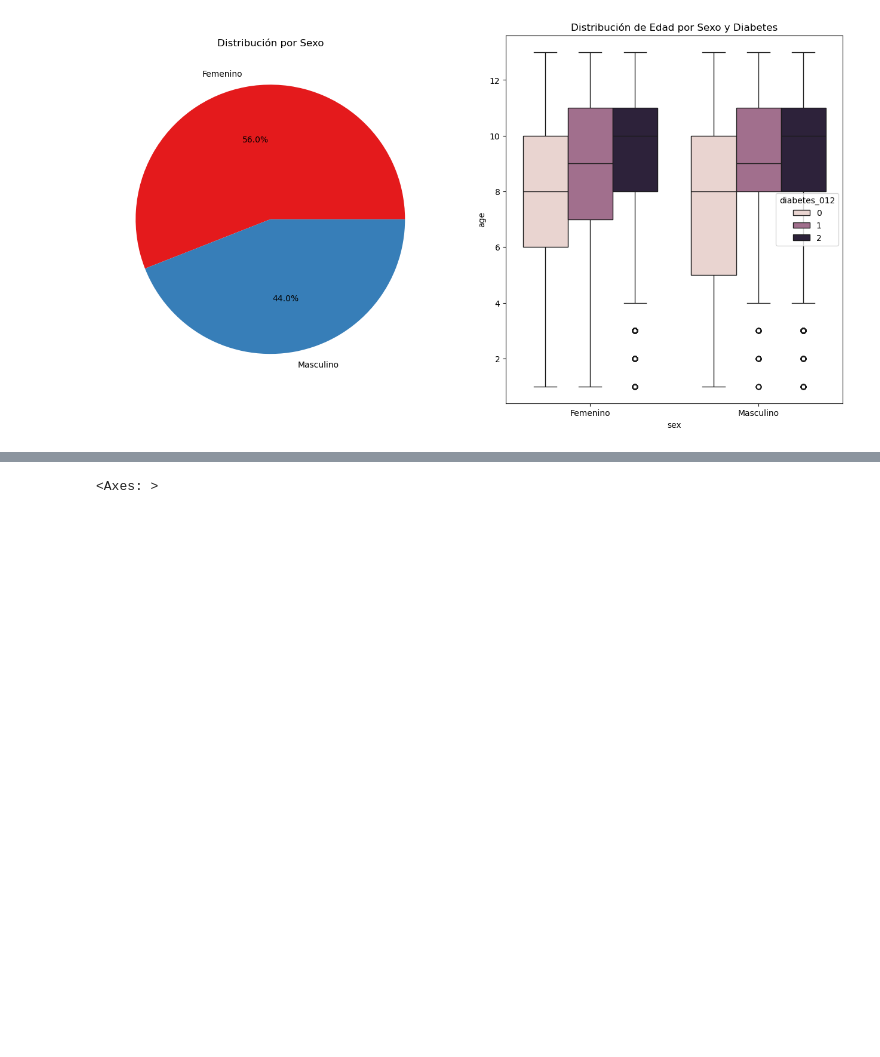
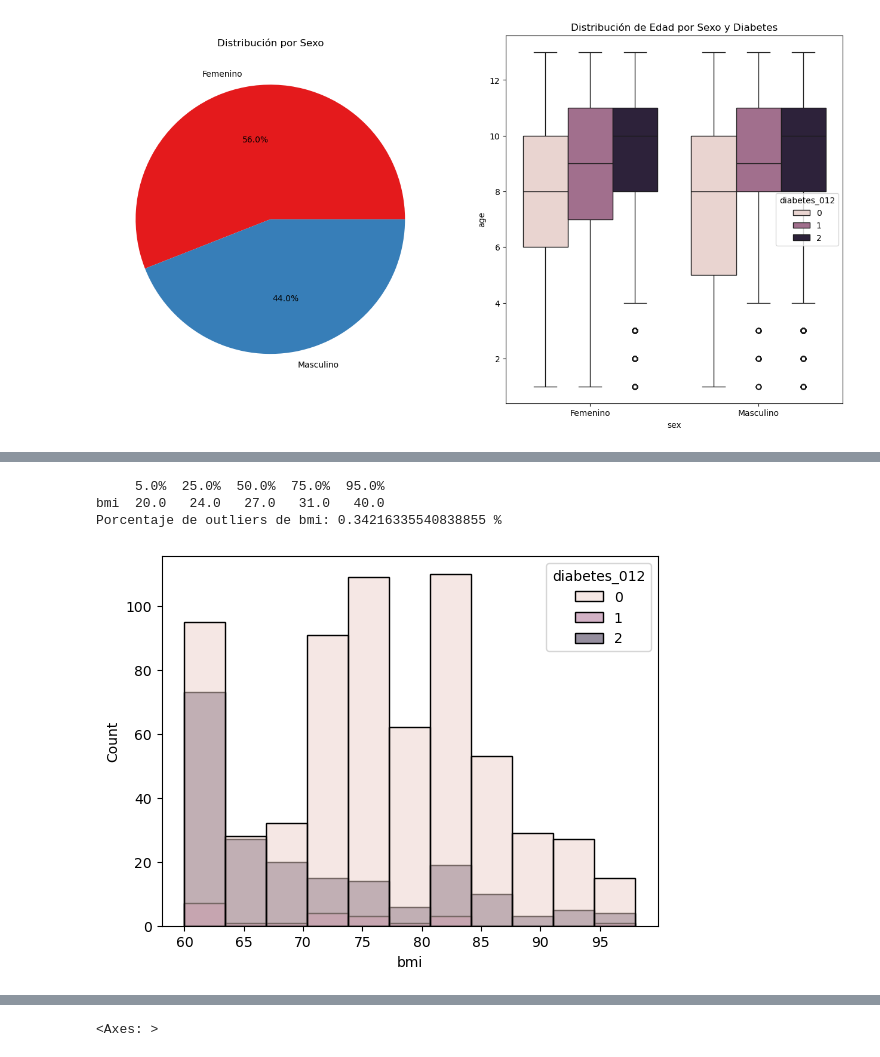
Before and after one commit to juanlt9905/machineLearning2025, a Jupyter notebook: exploracion_de_datos.ipynb, the cells around one changed output, grey strips where cells are left out. Drawn from its saved outputs; the diff is of its cells as text; code cells hidden in the pictures; blank space fills up the shorter version.

```diff
--- a/exploracion_de_datos.ipynb
+++ b/exploracion_de_datos.ipynb
@@ -262,0 +246,19 @@ plt.show()
+# %%
+percentages = [0.05, 0.25, 0.5, 0.75, 0.95]
+df = pd.DataFrame(datos_diabetes['bmi'].quantile(percentages)) #calcular los cuantiles
+df.index = [f'{p * 100}%' for p in percentages]
+print(df.transpose())
+
+df_bmi_60 = datos_diabetes[datos_diabetes['bmi']>=60]
+df_bmi_60
+##Grafica de frecuencias para bmi mayor a 60
+
+
+sns.histplot(data=df_bmi_60, x='bmi', hue='diabetes_012', kde=False) #bins=k, ax=axes[i], multiple='stack')
+
+print(f'Porcentaje de outliers de bmi: {len(df_bmi_60)/len(datos_diabetes)*100} %')
+# %% [output]
+     5.0%  25.0%  50.0%  75.0%  95.0%
+bmi  20.0   24.0   27.0   31.0   40.0
+Porcentaje de outliers de bmi: 0.34216335540838855 %
+[figure, added]
```
Also changed, not shown: parts of 11 cells of this notebook.
